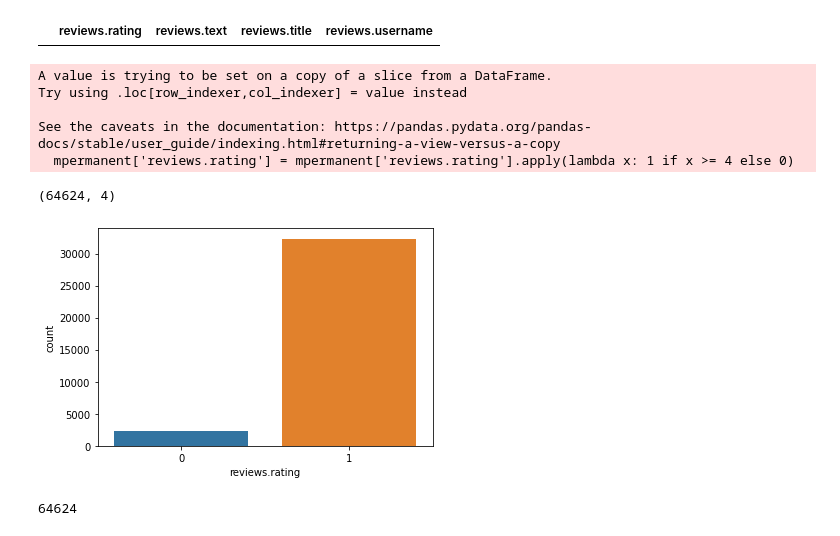
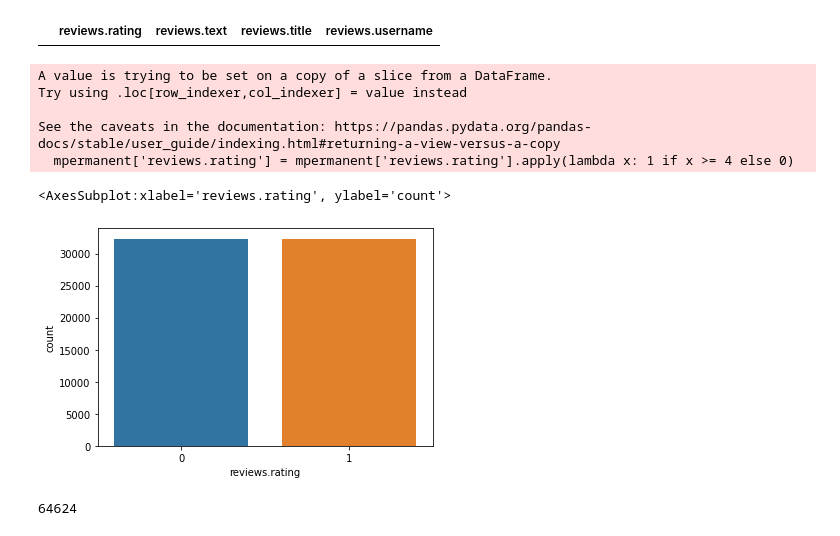
Before and after one commit to gg-dev-05/sentimentAnalysis, a Jupyter notebook: sentiment-analysis-on-amazon-product-rnn-97-acc.ipynb, the cells around one changed output. Cells and saved outputs as stored; diff of their text form; code cells hidden in the pictures.

Commit message:
naive graph

```diff
--- a/sentiment-analysis-on-amazon-product-rnn-97-acc.ipynb
+++ b/sentiment-analysis-on-amazon-product-rnn-97-acc.ipynb
@@ -91,31 +66,31 @@ check.head()
 # %%
 import seaborn as sns
 from sklearn.utils import resample
 
 mpermanent['reviews.rating'] = mpermanent['reviews.rating'].apply(lambda x: 1 if x >= 4 else 0)
 
 
-sns.countplot(mpermanent['reviews.rating'])
 #create two different dataframe of majority and minority class
 df_majority = mpermanent[(mpermanent['reviews.rating'] == 1)]
 df_minority = mpermanent[(mpermanent['reviews.rating'] == 0)]
 df_minority_upsampled = resample(
     df_minority,
     replace=True,  # sample with replacement
     n_samples=32315,  # to match majority class
     random_state=42)  # reproducible results
 # Combine majority class with upsampled minority class
 df_upsampled = pd.concat([df_minority_upsampled, df_majority])
 actualrating = df_upsampled
 actualrating.shape
+sns.countplot(actualrating['reviews.rating'])
 # %% [output]
 A value is trying to be set on a copy of a slice from a DataFrame.
 Try using .loc[row_indexer,col_indexer] = value instead
 
 See the caveats in the documentation: https://pandas.pydata.org/pandas-docs/stable/user_guide/indexing.html#returning-a-view-versus-a-copy
   mpermanent['reviews.rating'] = mpermanent['reviews.rating'].apply(lambda x: 1 if x >= 4 else 0)
-(64624, 4)
+<AxesSubplot:xlabel='reviews.rating', ylabel='count'>
-[figure, old version]
+[figure, new version]
 # %%
 y = actualrating['reviews.rating']
 x = actualrating['reviews.text'].reset_index()
```
Also changed, not shown: parts of 2 cells of this notebook, 1 other file.
